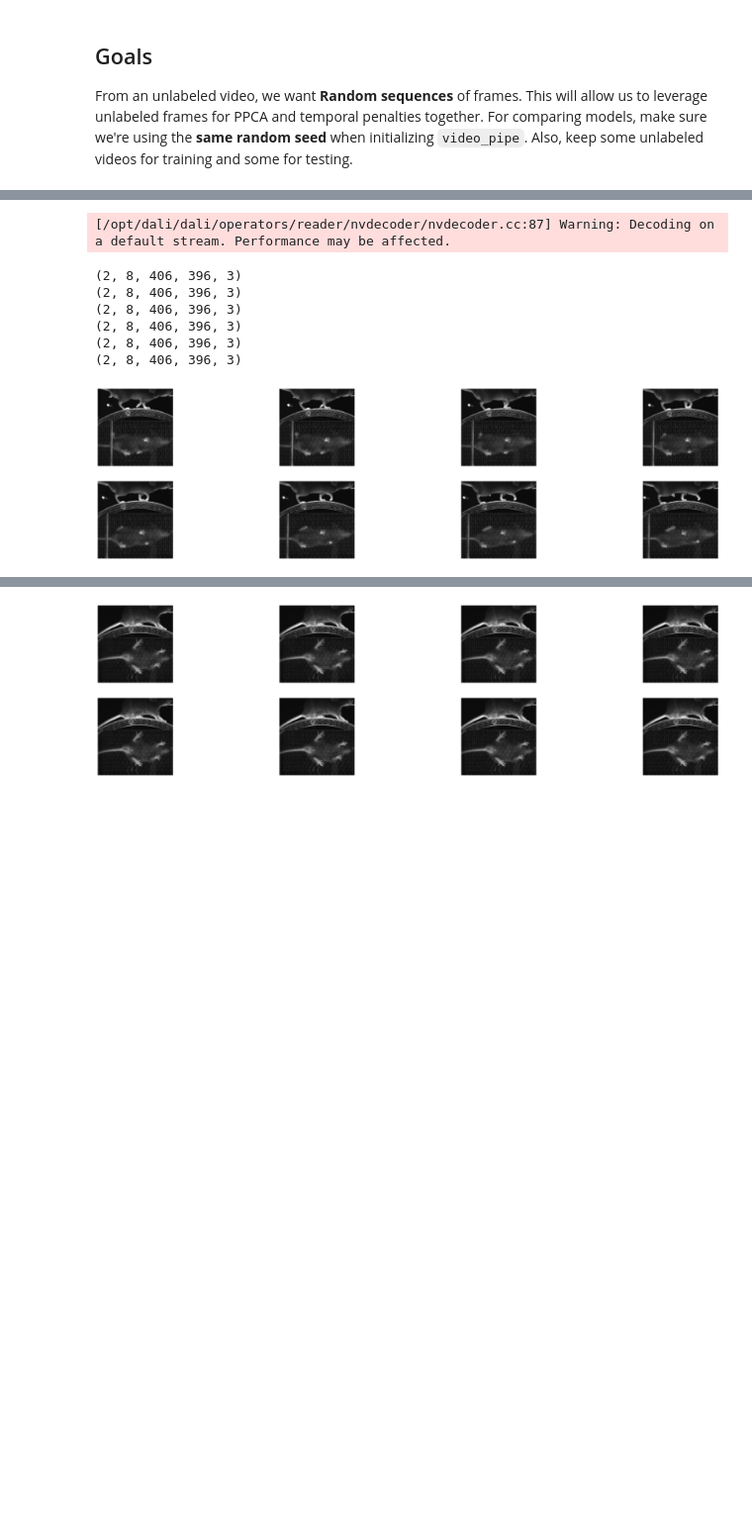
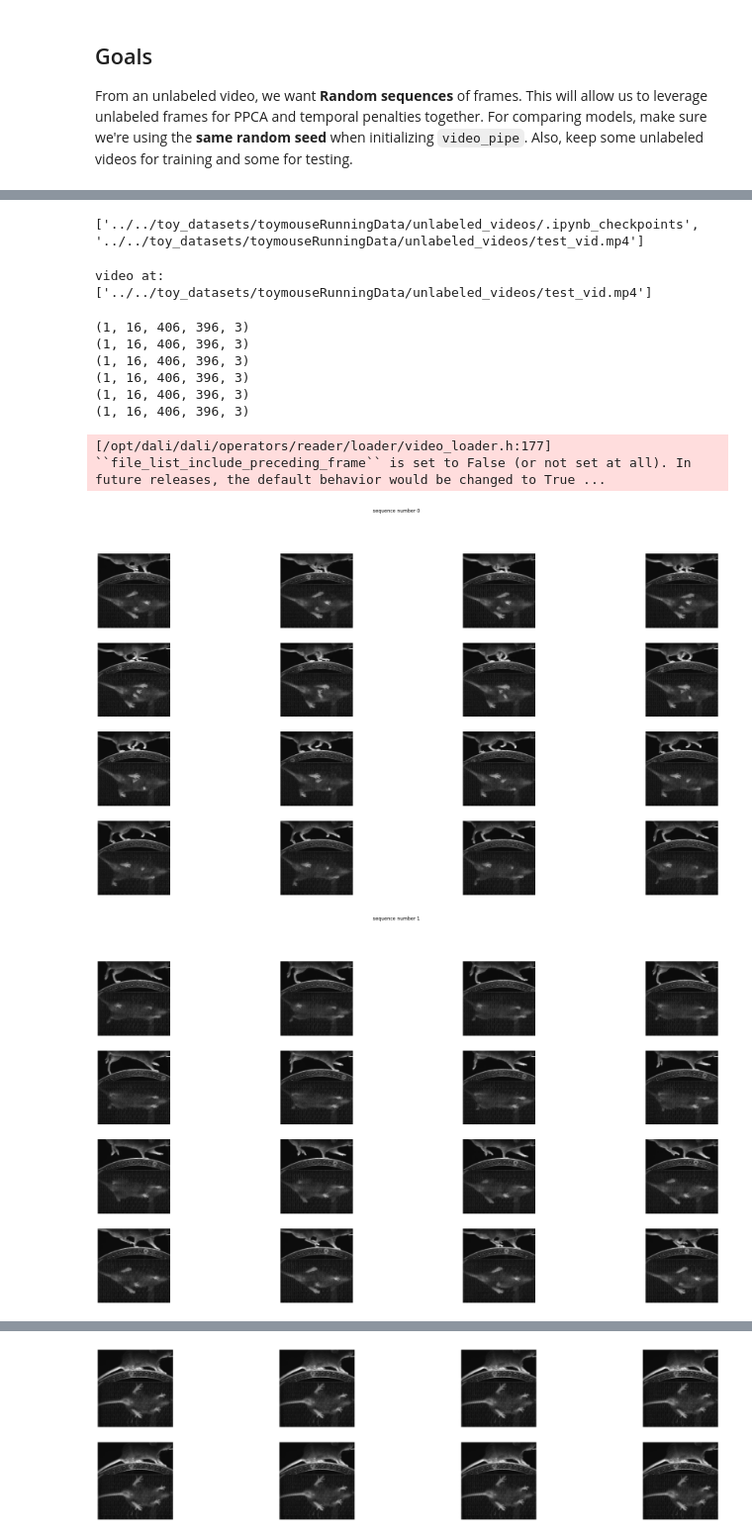
Before and after one commit to paninski-lab/lightning-pose, a Jupyter notebook: pose_est_nets/datasets/dali_demo_rick.ipynb, the cells around one changed output, grey strips where cells are left out. Shown at 99% size. Cells and saved outputs as stored; diff of their text form; code cells hidden in the pictures; blank space fills up the shorter version.

```diff
--- a/pose_est_nets/datasets/dali_demo_rick.ipynb
+++ b/pose_est_nets/datasets/dali_demo_rick.ipynb
@@ -33,41 +23,65 @@ print(video_files)
+# %%
+video_directory = "../../toy_datasets/toymouseRunningData/unlabeled_videos"
+
+assert os.path.exists(video_directory)
+video_files = [video_directory + "/" + f for f in os.listdir(video_directory)]
+print(video_files)
+vids = []
+for (
+    f
+) in (
+    video_files
+):  # video_directory may contain other random files that are not vids, DALI will try to read them
+    if f.endswith(".mp4"):  # hardcoded for the toydataset folder
+        vids.append(f)
+# %% [output]
+['../../toy_datasets/toymouseRunningData/unlabeled_videos/.ipynb_checkpoints', '../../toy_datasets/toymouseRunningData/unlabeled_videos/test_vid.mp4']
+# %%
+print("video at: {}".format(vids))
+# %% [output]
+video at: ['../../toy_datasets/toymouseRunningData/unlabeled_videos/test_vid.mp4']
 # %%
 @pipeline_def
 def video_pipe(filenames):
-    videos = fn.readers.video(device="gpu", filenames=filenames, sequence_length=sequence_length,
-                              shard_id=0, num_shards=1, random_shuffle=True, initial_fill=initial_prefetch_size)
+    videos = fn.readers.video(device="gpu", filenames= filenames, sequence_length=sequence_length,
+                              shard_id=0, num_shards=1, random_shuffle=False, initial_fill=initial_prefetch_size)
     return videos
 # %%
-pipe = video_pipe(batch_size=batch_size, num_threads=2, device_id=0, filenames=video_files, seed=123456)
+pipe = video_pipe(batch_size=batch_size, num_threads=2, device_id=0, filenames=vids, seed=123456)
 pipe.build()
 for i in range(n_iter):
     pipe_out = pipe.run()
     sequences_out = pipe_out[0].as_cpu().as_array()
     print(sequences_out.shape)
 # %% [output]
-[/opt/dali/dali/operators/reader/nvdecoder/nvdecoder.cc:87] Warning: Decoding on a default stream. Performance may be affected.
+(1, 16, 406, 396, 3)
+(1, 16, 406, 396, 3)
+(1, 16, 406, 396, 3)
+(1, 16, 406, 396, 3)
+(1, 16, 406, 396, 3)
+(1, 16, 406, 396, 3)
-(2, 8, 406, 396, 3)
-(2, 8, 406, 396, 3)
-(2, 8, 406, 396, 3)
-(2, 8, 406, 396, 3)
-(2, 8, 406, 396, 3)
-(2, 8, 406, 396, 3)
+[/opt/dali/dali/operators/reader/loader/video_loader.h:177] ``file_list_include_preceding_frame`` is set to False (or not set at all). In future releases, the default behavior would be changed to True ...
 # %%
 %matplotlib inline
 from matplotlib import pyplot as plt
 import matplotlib.gridspec as gridspec
 # %%
-def show_sequence(sequence):
+def show_sequence(sequence, ind):
     columns = 4
     rows = (sequence_length + 1) // (columns)
     fig = plt.figure(figsize = (32,(16 // columns) * rows))
+    fig.suptitle("sequence number {}".format(ind))
     gs = gridspec.GridSpec(rows, columns)
     for j in range(rows*columns):
         plt.subplot(gs[j])
         plt.axis("off")
         plt.imshow(sequence[j])
 # %%
-pipe_out = pipe.run()
-sequences_out = pipe_out[0].as_cpu().as_array()
-show_sequence(sequences_out[0])
+import time
+for ind in range(5):
+    pipe_out = pipe.run()
+    sequences_out = pipe_out[0].as_cpu().as_array()
+    show_sequence(sequences_out[0], ind)
 # %% [output]
-[figure, old version]
+[figure, new version]
+[figure, added]
```
Also changed, not shown: parts of 4 cells of this notebook, 12 other files.
